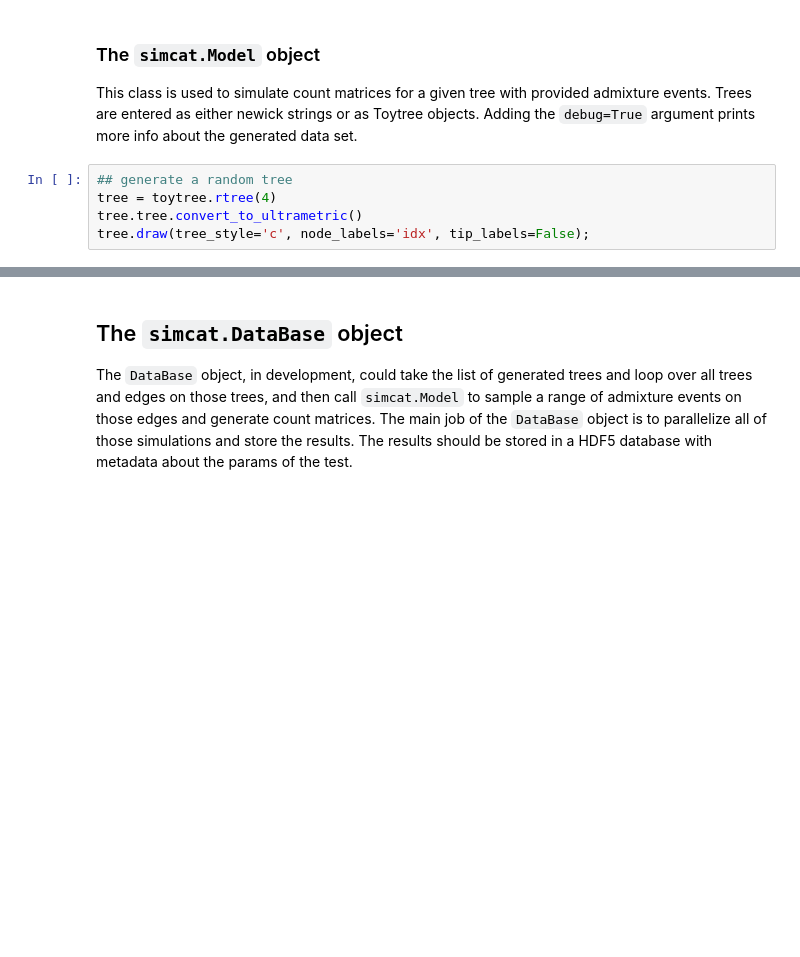
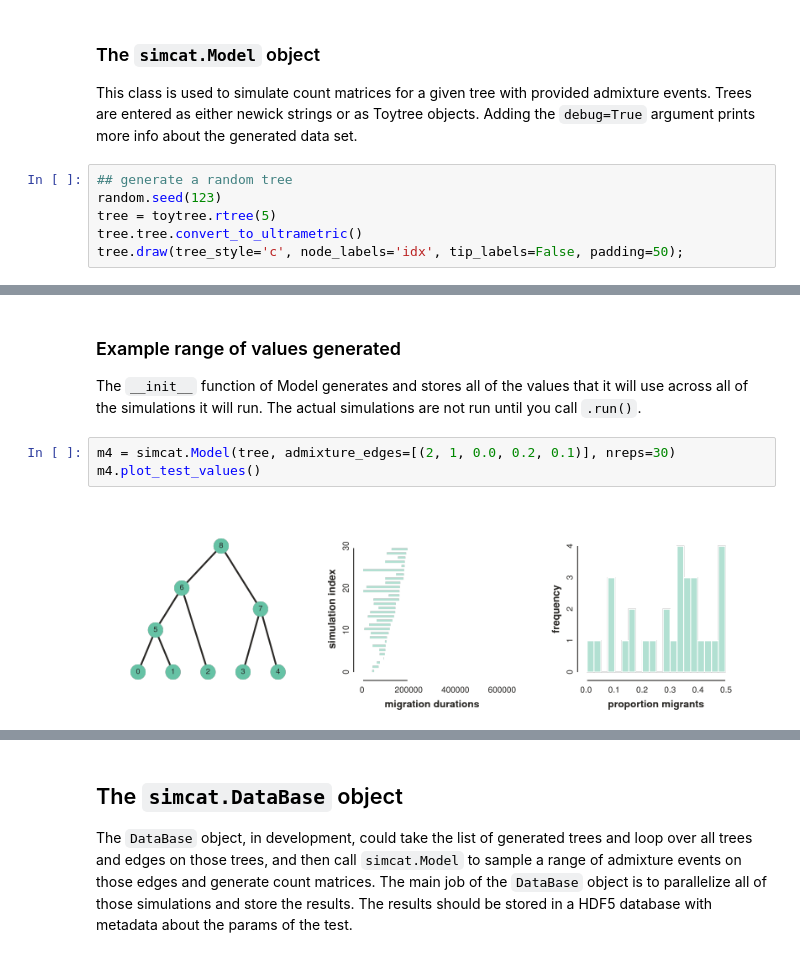
Before and after one commit to pmckenz1/intro-ml, a Jupyter notebook: notebooks/simcat-objects.ipynb, the cells around one changed output, grey strips where cells are left out. Cells and saved outputs as stored; diff of their text form; blank space fills up the shorter version.

Commit message:
cleaned up DataBase object to fill hdf5 quickly. See simcat-object.ipynb

```diff
--- a/notebooks/simcat-objects.ipynb
+++ b/notebooks/simcat-objects.ipynb
@@ -25,9 +24,10 @@ print simcat.DataBase
 This class is used to simulate count matrices for a given tree with provided admixture events. Trees are entered as either newick strings or as Toytree objects. Adding the `debug=True` argument prints more info about the generated data set.
 # %%
 ## generate a random tree
-tree = toytree.rtree(4)
+random.seed(123)
+tree = toytree.rtree(5)
 tree.tree.convert_to_ultrametric()
-tree.draw(tree_style='c', node_labels='idx', tip_labels=False);
+tree.draw(tree_style='c', node_labels='idx', tip_labels=False, padding=50);
 # %% [output]
 [interactive output not drawn]
 # %%
@@ -125,0 +103,8 @@ for i in range(ntrees):
+# %% [markdown]
+### Example range of values generated
+The `__init__` function of Model generates and stores all of the values that it will use across all of the simulations it will run. The actual simulations are not run until you call `.run()`.
+# %%
+m4 = simcat.Model(tree, admixture_edges=[(2, 1, 0.0, 0.2, 0.1)], nreps=30)
+m4.plot_test_values()
+# %% [output]
+[figure, added]
```
Also changed, not shown: parts of 17 cells of this notebook, 1 other file.
